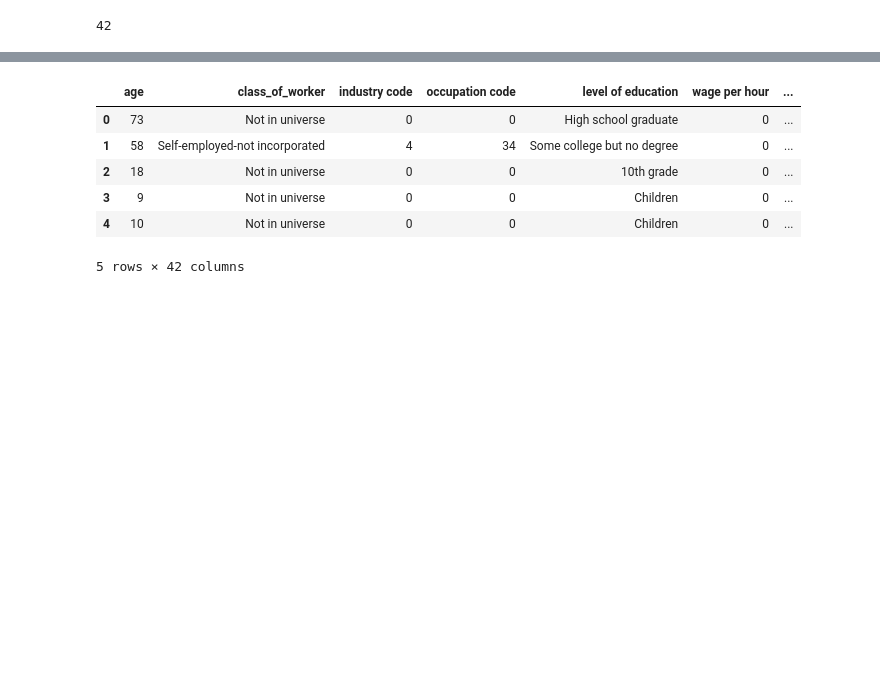
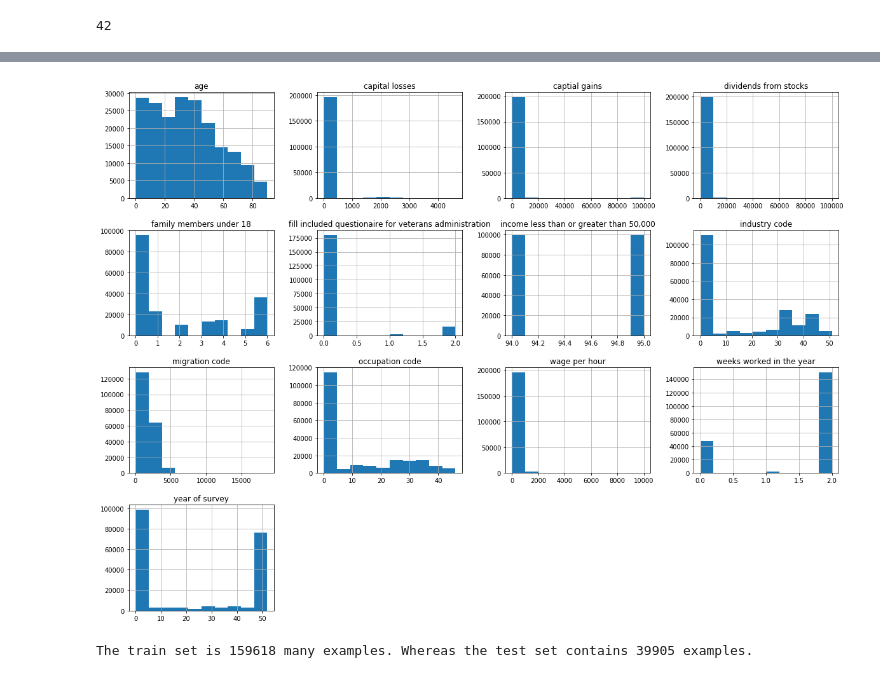
Before and after one commit to robert-at-pretension-io/applied_ml, a Jupyter notebook: census_data.ipynb, the cells around one changed output, grey strips where cells are left out. Drawn from its saved outputs; the diff is of its cells as text; code cells hidden in the pictures; blank space fills up the shorter version.

```diff
--- a/census_data.ipynb
+++ b/census_data.ipynb
@@ -52,12 +62,11 @@ my_census = pd.read_csv("./census-income.data", names=header_info)
 # %%
 # we have our data... now let's look at it
 
-my_census.head()
+my_census.describe()
+
+%matplotlib inline
+import matplotlib.pyplot as plt
+my_census.hist(bins=10, figsize=(20,15))
+plt.show()
 # %% [output]
-|  | age | class_of_worker | industry code | occupation code | level of education | wage per hour | ... |
-| 0 | 73 | Not in universe | 0 | 0 | High school graduate | 0 | ... |
-| 1 | 58 | Self-employed-not incorporated | 4 | 34 | Some college but no degree | 0 | ... |
-| 2 | 18 | Not in universe | 0 | 0 | 10th grade | 0 | ... |
-| 3 | 9 | Not in universe | 0 | 0 | Children | 0 | ... |
-| 4 | 10 | Not in universe | 0 | 0 | Children | 0 | ... |
-5 rows × 42 columns
+[figure, added]
@@ -63,0 +100,21 @@ my_census.head()
+# %%
+print("The train set is {} many examples. Whereas the test set contains {} examples.".format(len(train_set),len(test_set)))
+
+#Note that we could do stratified sampling here if we knew which categories were most important
+
+census = train_set.copy()
+
+#drop anything with the word code
+#bad_feature = [x for x in header_info if "code" in x]
+
+#census = census.drop(axis=1, labels=bad_feature)
+#census = census.drop(axis=1,labels=['number of persons that worked for employer','family members under 18','year of survey','fill included questionaire for veterans administration'])
+
+#drop data if age < 18
+#census = census.drop(census[census['age'] <= 18].index)
+
+
+
+#census.head()
+# %% [output]
+The train set is 159618 many examples. Whereas the test set contains 39905 examples.
```
Also changed, not shown: parts of 8 cells of this notebook.
